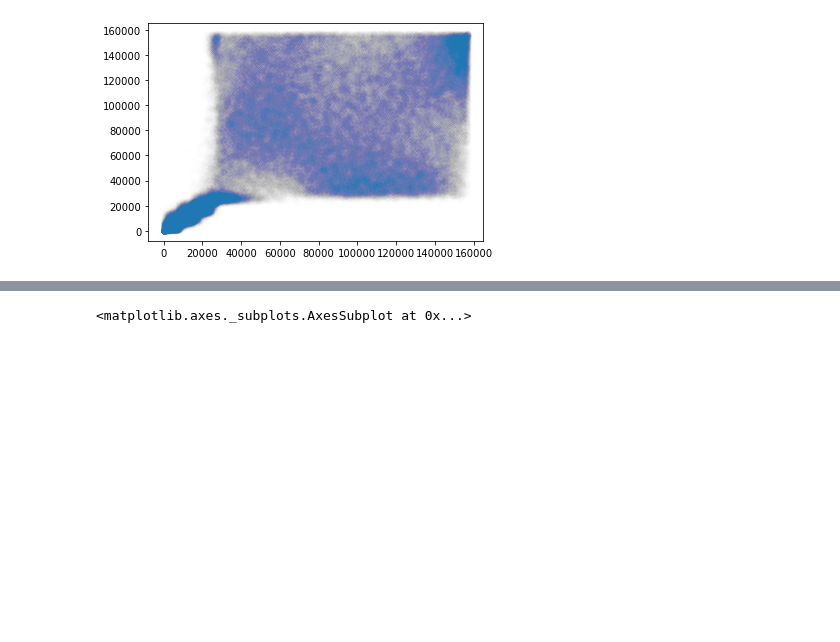
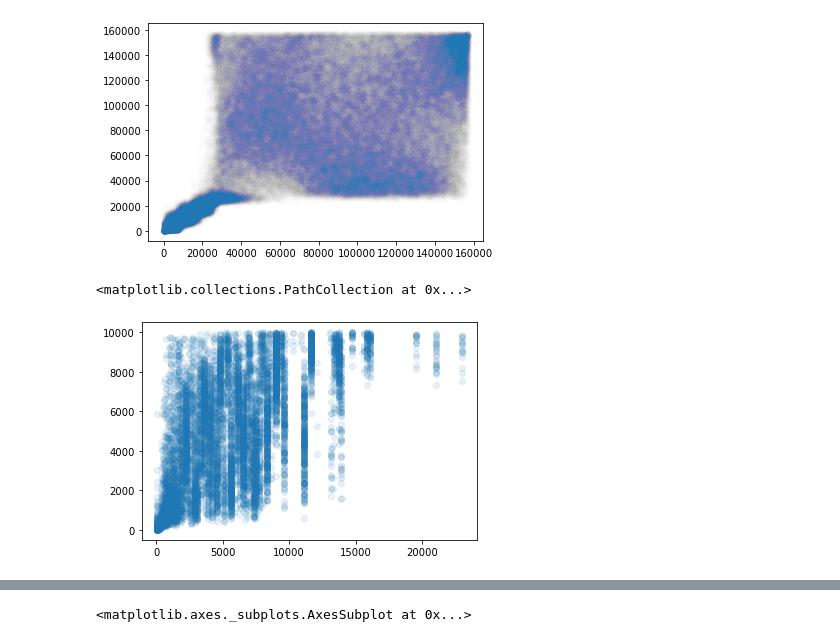
Before and after one commit to ljmartin/molrec, a Jupyter notebook: time_split/code_testing.ipynb, the cells around one changed output, grey strips where cells are left out. Saved outputs shown, nothing was run; the diff lists cells and outputs as text; code cells hidden in the pictures; blank space fills up the shorter version.

```diff
--- a/time_split/code_testing.ipynb
+++ b/time_split/code_testing.ipynb
@@ -285,3 +285,10 @@ plt.scatter(one, two, alpha=0.005)
 # %% [output]
 <matplotlib.collections.PathCollection at 0x...>
 [figure]
+# %%
+indices = np.argsort(one)
+
+plt.scatter(three[indices][:10000], one[indices][:10000], alpha=0.1)
+# %% [output]
+<matplotlib.collections.PathCollection at 0x...>
+[figure, added]
```
Also changed, not shown: parts of 1 cell of this notebook.
